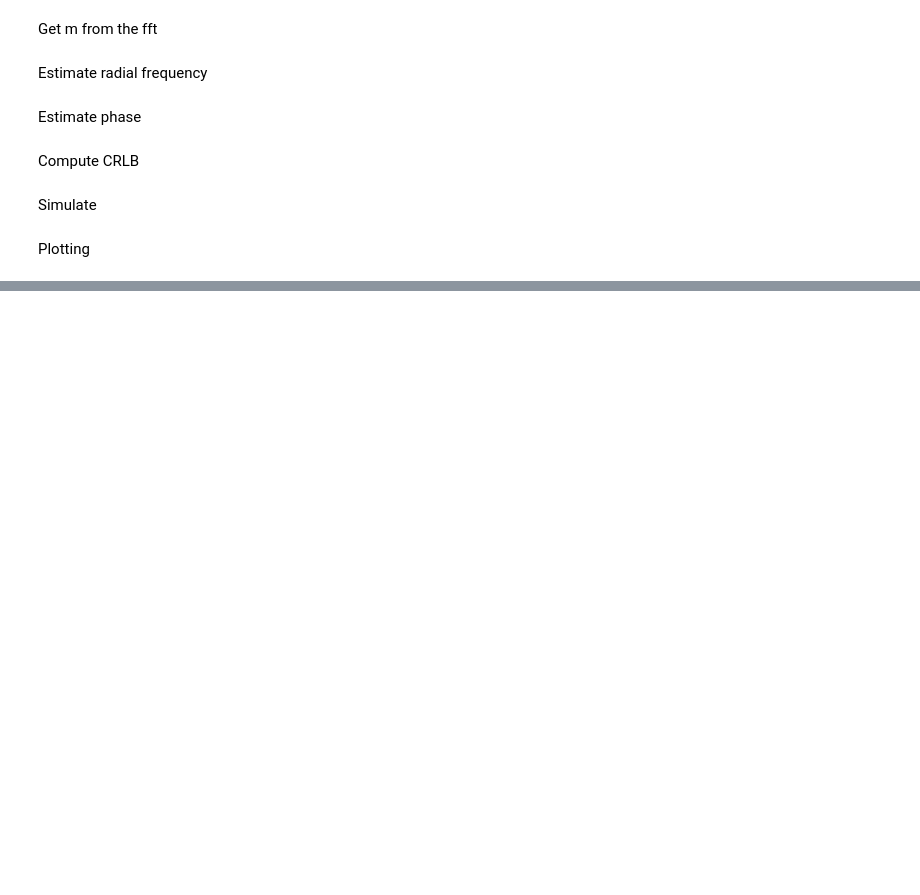
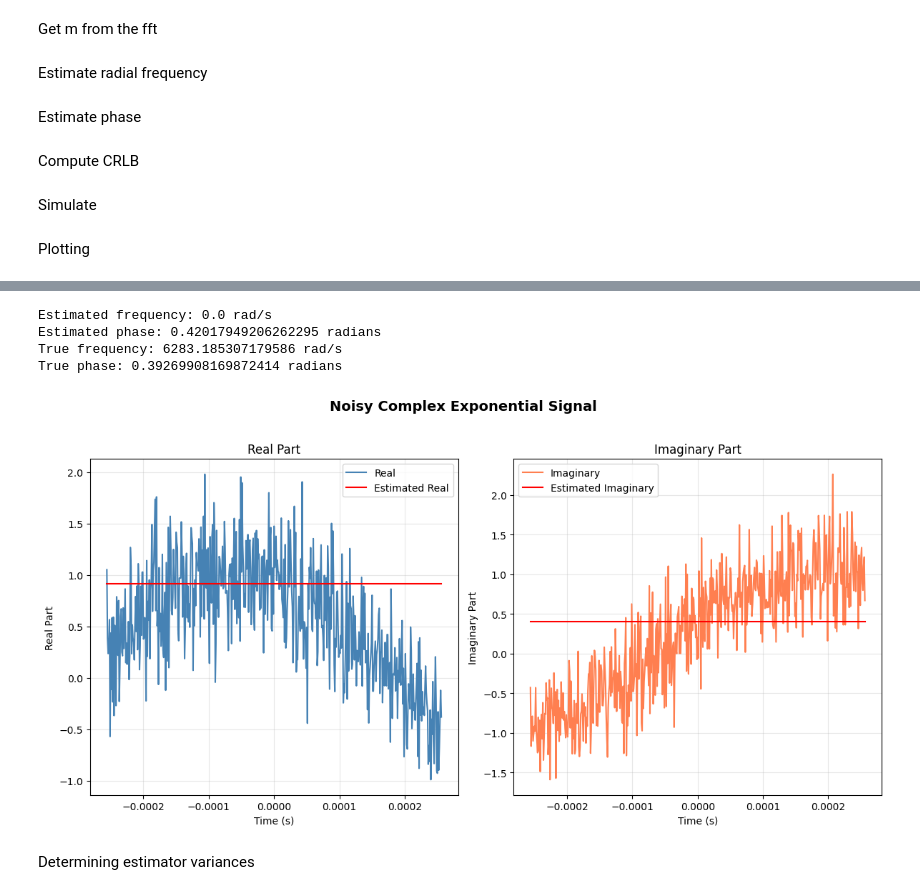
Before and after one commit to tobiaslerk/ProjectMLE, a Jupyter notebook: sim.ipynb, the cells around one changed output, grey strips where cells are left out. Drawn from its saved outputs; the diff is of its cells as text; code cells hidden in the pictures; blank space fills up the shorter version.

```diff
--- a/sim.ipynb
+++ b/sim.ipynb
@@ -40,7 +40,10 @@ def X(t, standard_deviation):
 Get m from the fft
 # %%
 def Max_FFT(x, M):
-    return np.argmax(np.abs(np.fft.fft(x, M)))
+    fft_x = np.fft.fft(x, M)
+    k = np.argmax(fft_x)
+    omega_fft = 2 * np.pi * k / (M * T)
+    return omega_fft
 # %% [markdown]
 Estimate radial frequency
 # %%
@@ -87,7 +90,6 @@ def Sim_estimation(m, standard_deviation):
     x_values = X(t, standard_deviation)
 
     max_fft = Max_FFT(x_values, m)
-    ...
 
     max_fft = Max_FFT(x_values, m)
 
@@ -127,3 +131,52 @@ plt.show()
+# %%
+def recreate_signal(w_estimate, phi_estimate, t):
+    return A * np.exp(1j * (w_estimate * t + phi_estimate))
+# %%
+standard_deviation = standard_deviation_list[0] # Using the lowest SNR for estimation
+m = m_values[0] # Using the smallest m for estimation
+
+w_estimate, phi_estimate = Sim_estimation(m, standard_deviation)
+
+print(f"Estimated frequency: {w_estimate} rad/s")
+print(f"Estimated phase: {phi_estimate} radians")
+
+print(f"True frequency: {w_0} rad/s")
+print(f"True phase: {phi} radians")
+
+t = np.arange(n_0, n_0 + N, 1) * T
+x_values = X(t,standard_deviation_list[0])
+
+fig, (ax1, ax2) = plt.subplots(1, 2, figsize=(12, 6))
+fig.suptitle('Noisy Complex Exponential Signal', fontsize=14, fontweight='bold', y=1.02)
+
+# Magnitude plot
+ax1.plot(t, np.real(x_values), label='Real', color='steelblue', linewidth=1.5)
+ax1.plot(t, np.real(recreate_signal(w_estimate, phi_estimate, t)), label='Estimated Real', color='red', linewidth=1.5)
+ax1.set_xlabel('Time (s)')
+ax1.set_ylabel('Real Part')
+ax1.set_title('Real Part')
+ax1.legend()
+ax1.grid(True, alpha=0.3)
+
+# Phase plot
+ax2.plot(t, np.imag(x_values), label='Imaginary', color='coral', linewidth=1.5)
+ax2.plot(t, np.imag(recreate_signal(w_estimate, phi_estimate, t)), label='Estimated Imaginary', color='red', linewidth=1.5)
+ax2.set_xlabel('Time (s)')
+ax2.set_ylabel('Imaginary Part')
+ax2.set_title('Imaginary Part')
+ax2.legend()
+ax2.grid(True, alpha=0.3)
+
+plt.tight_layout()
+plt.show()
+# %% [output]
+Estimated frequency: 0.0 rad/s
+Estimated phase: 0.42017949206262295 radians
+True frequency: 6283.185307179586 rad/s
+True phase: 0.39269908169872414 radians
+[figure, added]
+# %% [markdown]
+Determining estimator variances
 # %%
 def mean(values):
     return np.sum(values) / len(values)
```
Also changed, not shown: parts of 4 cells of this notebook.
